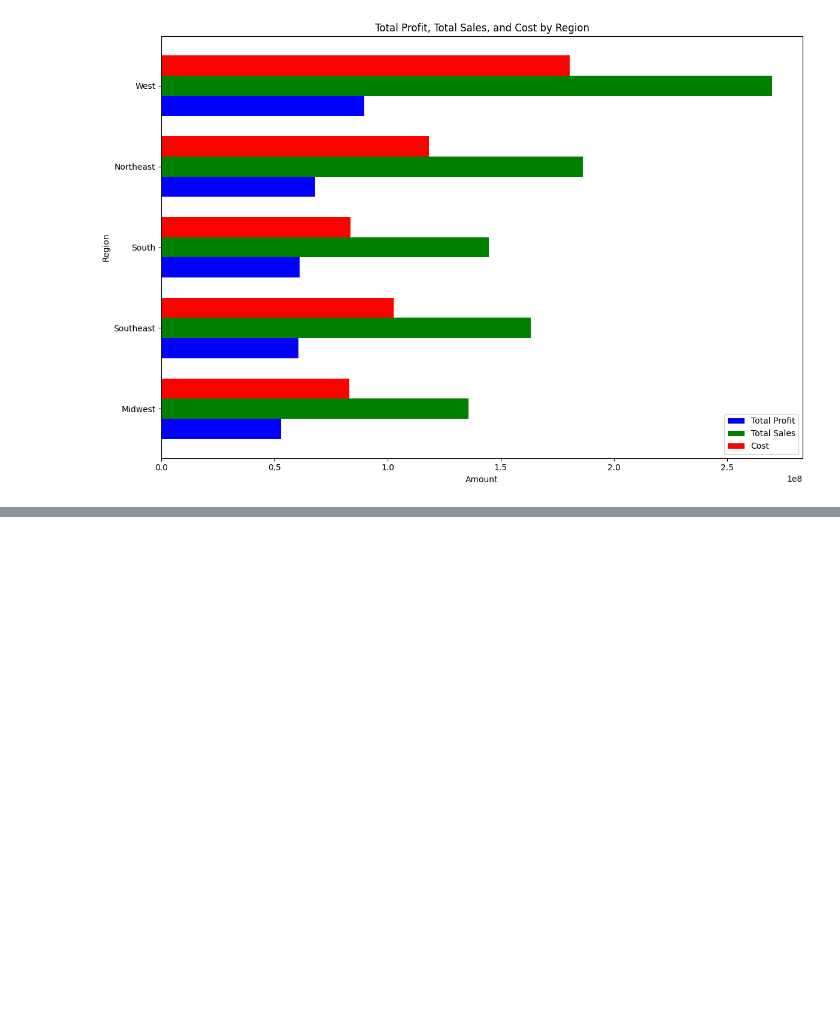
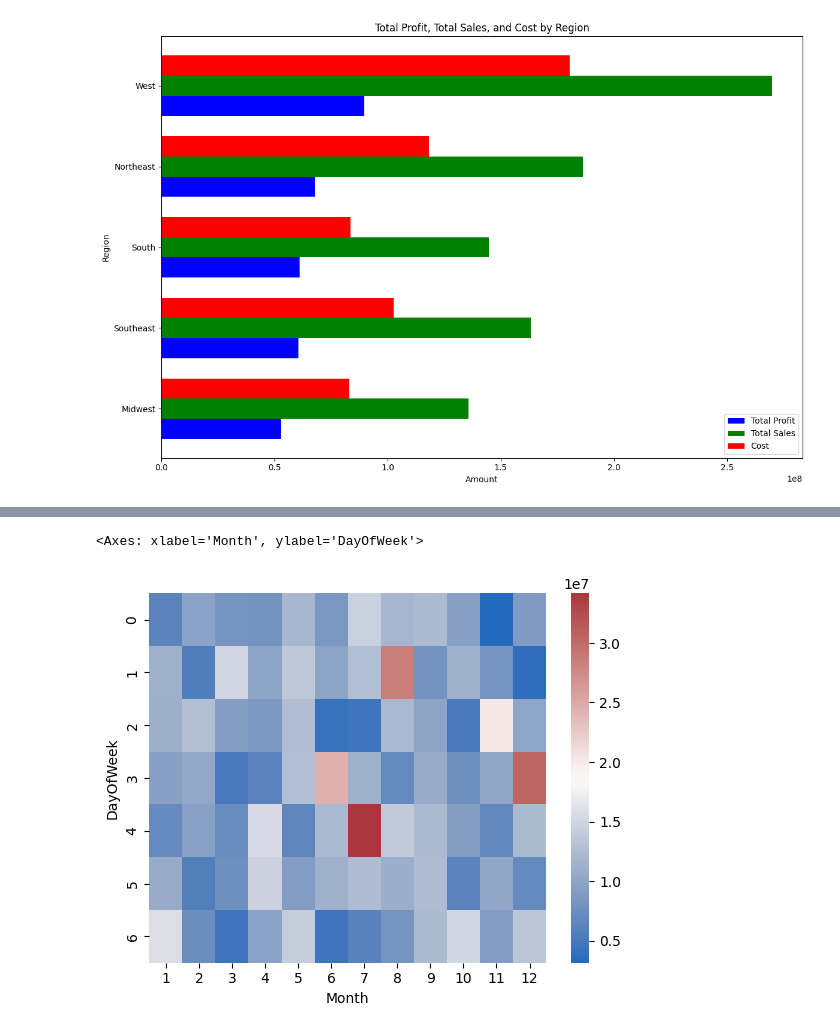
Before and after one commit to jaydenooi28/panda2, a Jupyter notebook: PandaTut.ipynb, the cells around one changed output, grey strips where cells are left out. Drawn from its saved outputs; the diff is of its cells as text; code cells hidden in the pictures; blank space fills up the shorter version.

```diff
--- a/PandaTut.ipynb
+++ b/PandaTut.ipynb
@@ -530,0 +640,16 @@ plt.show()
+# %%
+"""
+Cell generated by Data Wrangler.
+"""
+def clean_data(df_clean_2):
+    # Drop column: 'DayOfWeek'
+    df_clean_2 = df_clean_2.drop(columns=['DayOfWeek'])
+    # Change column type to int64 for column: 'Month'
+    df_clean_2 = df_clean_2.astype({'Month': 'int64'})
+    df_clean_2['DayOfWeek'] = df_clean_2['Invoice Date'].dt.dayofweek
+    # Change column type to int64 for column: 'DayOfWeek'
+    df_clean_2 = df_clean_2.astype({'DayOfWeek': 'int64'})
+    return df_clean_2
+
+
+df_clean_2.head()
@@ -530,0 +663,11 @@ plt.show()
+# %%
+"""
+Cell generated by Data Wrangler.
+"""
+def clean_data(df_clean_2):
+    categories = ['Mon', 'Tue', 'Wed', 'Thu', 'Fri', 'Sat', 'Sun']
+    df_clean_2["DayOfWeek"] = pd.Categorical(df_clean_2['DayOfWeek'], categories=categories, ordered=True).codes
+    return df_clean_2
+
+df_clean_3 = clean_data(df_clean_2.copy())
+df_clean_3.head()
@@ -530,0 +699,18 @@ plt.show()
+# %%
+
+
+
+sns.heatmap(
+df_clean_3.pivot_table(
+    index= 'DayOfWeek',
+    columns='Month',
+    values='Total Sales',
+    aggfunc='sum'
+
+).round(),
+cmap="vlag",
+fmt="g"
+)
+# %% [output]
+<Axes: xlabel='Month', ylabel='DayOfWeek'>
+[figure, added]
```
Also changed, not shown: parts of 21 cells of this notebook, 4 other files.
